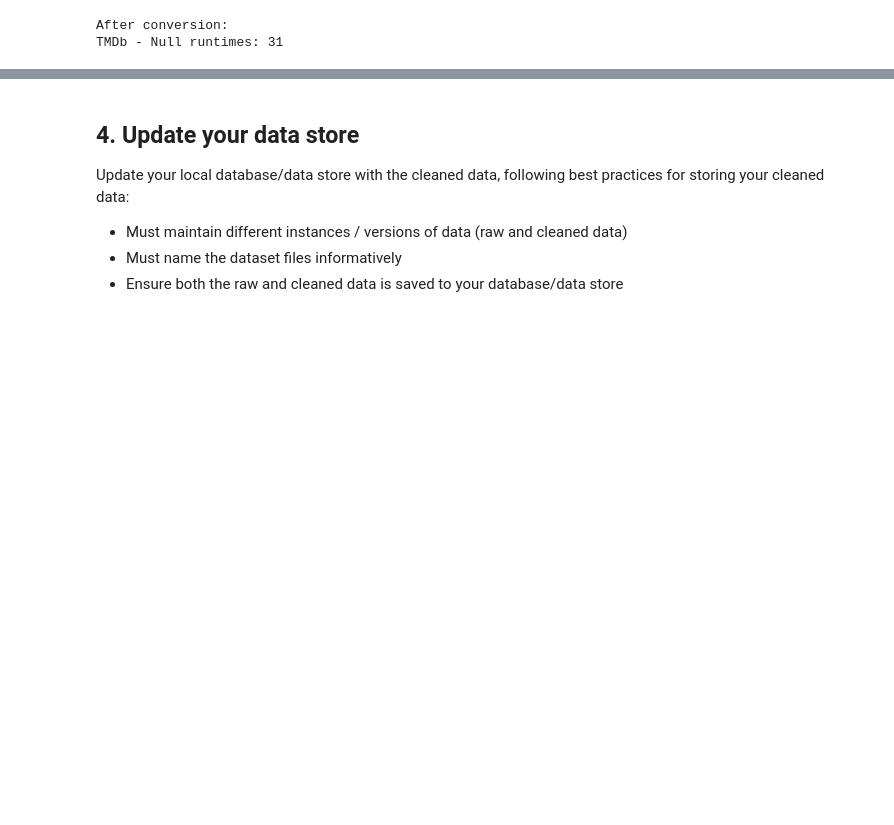
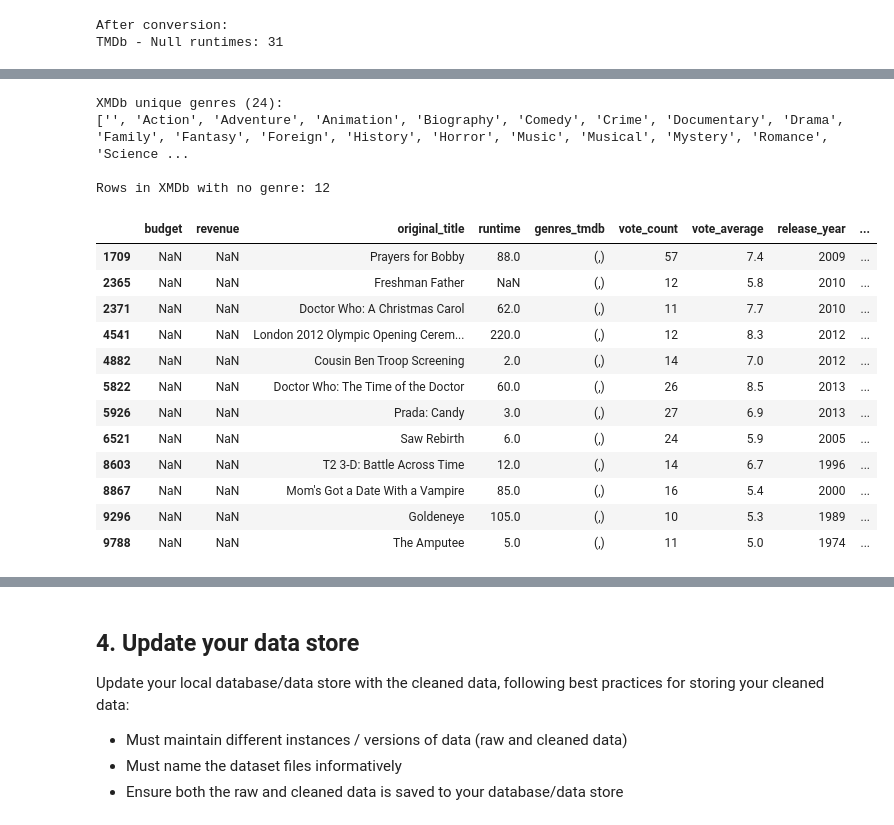
Before and after one commit to kellewic/data-analyst-nanodegree-projects, a Jupyter notebook: project2/data_wrangling_project_starter.ipynb, the cells around one changed output, grey strips where cells are left out. Saved outputs shown, nothing was run; the diff lists cells and outputs as text; code cells hidden in the pictures; blank space fills up the shorter version.

```diff
--- a/project2/data_wrangling_project_starter.ipynb
+++ b/project2/data_wrangling_project_starter.ipynb
@@ -1229,0 +1309,15 @@ IMDb unique genres (29):
+# %%
+merged_xmdb_df = pd.merge(
+    tmdb_movies_clean_df,
+    imdb_title_clean_df,
+    left_on='imdb_id',
+    right_on='tconst',
+    how='left',
+    suffixes=('_tmdb', '_imdb')
+)
+
+merged_xmdb_df.drop(columns=['imdb_id', 'tconst'], inplace=True, errors='ignore')
+
+display(merged_xmdb_df.info())
+print("\n")
+display(merged_xmdb_df.head())
@@ -1229,0 +1401,47 @@ IMDb unique genres (29):
+# %%
+def merge_genres(row):
+    """Merge IMDb and TMDb genre columns favoring TMDb when IMDb doesn't have any"""
+    genres_tmdb = row['genres_tmdb']
+    genres_imdb = row['genres_imdb']
+    genres = None
+
+    if isinstance(genres_imdb, tuple):
+        genres = set(genres_tmdb + genres_imdb)
+    else:
+        genres = set(genres_tmdb)
+
+    # If there's an empty string in the set and it's not the only element, then remove it
+    # We'll deal with rows that have no genres later
+    if '' in genres and len(genres) > 1:
+        genres.remove('')
+
+    return tuple(genres)
+
+merged_xmdb_df['genres'] = merged_xmdb_df.apply(merge_genres, axis=1)
+check_genres(merged_xmdb_df, "XMDb")
+
+# IMDb filled in 9 of the TMDb rows with no genres, but we still have 12
+genres_mask = merged_xmdb_df['genres'].apply(lambda x: '' in x and len(x) == 1)
+display(merged_xmdb_df[genres_mask])
+
+# No budget and revenue for these rows and some have either no runtime or very short runtimes
+# Let's drop these
+merged_xmdb_df.drop(merged_xmdb_df[genres_mask].index, inplace=True)
+# %% [output]
+XMDb unique genres (24):
+['', 'Action', 'Adventure', 'Animation', 'Biography', 'Comedy', 'Crime', 'Documentary', 'Drama', 'Family', 'Fantasy', 'Foreign', 'History', 'Horror', 'Music', 'Musical', 'Mystery', 'Romance', 'Science ...
+
+Rows in XMDb with no genre: 12
+|  | budget | revenue | original_title | runtime | genres_tmdb | vote_count | vote_average | release_year | ... |
+| 1709 | NaN | NaN | Prayers for Bobby | 88.0 | (,) | 57 | 7.4 | 2009 | ... |
+| 2365 | NaN | NaN | Freshman Father | NaN | (,) | 12 | 5.8 | 2010 | ... |
+| 2371 | NaN | NaN | Doctor Who: A Christmas Carol | 62.0 | (,) | 11 | 7.7 | 2010 | ... |
+| 4541 | NaN | NaN | London 2012 Olympic Opening Cerem... | 220.0 | (,) | 12 | 8.3 | 2012 | ... |
+| 4882 | NaN | NaN | Cousin Ben Troop Screening | 2.0 | (,) | 14 | 7.0 | 2012 | ... |
+| 5822 | NaN | NaN | Doctor Who: The Time of the Doctor | 60.0 | (,) | 26 | 8.5 | 2013 | ... |
+| 5926 | NaN | NaN | Prada: Candy | 3.0 | (,) | 27 | 6.9 | 2013 | ... |
+| 6521 | NaN | NaN | Saw Rebirth | 6.0 | (,) | 24 | 5.9 | 2005 | ... |
+| 8603 | NaN | NaN | T2 3-D: Battle Across Time | 12.0 | (,) | 14 | 6.7 | 1996 | ... |
+| 8867 | NaN | NaN | Mom's Got a Date With a Vampire | 85.0 | (,) | 16 | 5.4 | 2000 | ... |
+| 9296 | NaN | NaN | Goldeneye | 105.0 | (,) | 10 | 5.3 | 1989 | ... |
+| 9788 | NaN | NaN | The Amputee | 5.0 | (,) | 11 | 5.0 | 1974 | ... |
```
Also changed, not shown: parts of 44 cells of this notebook, 1 other file.
